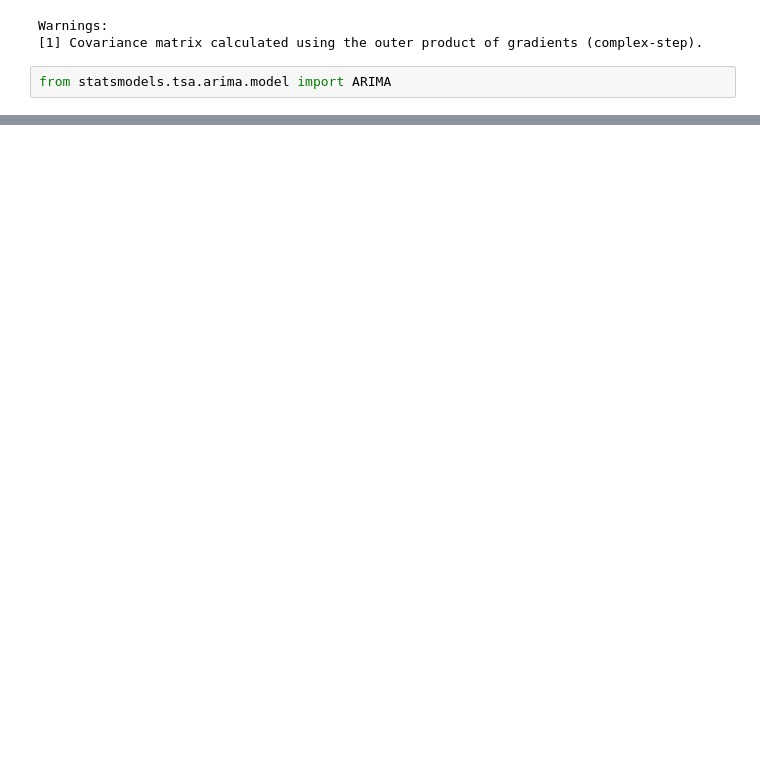
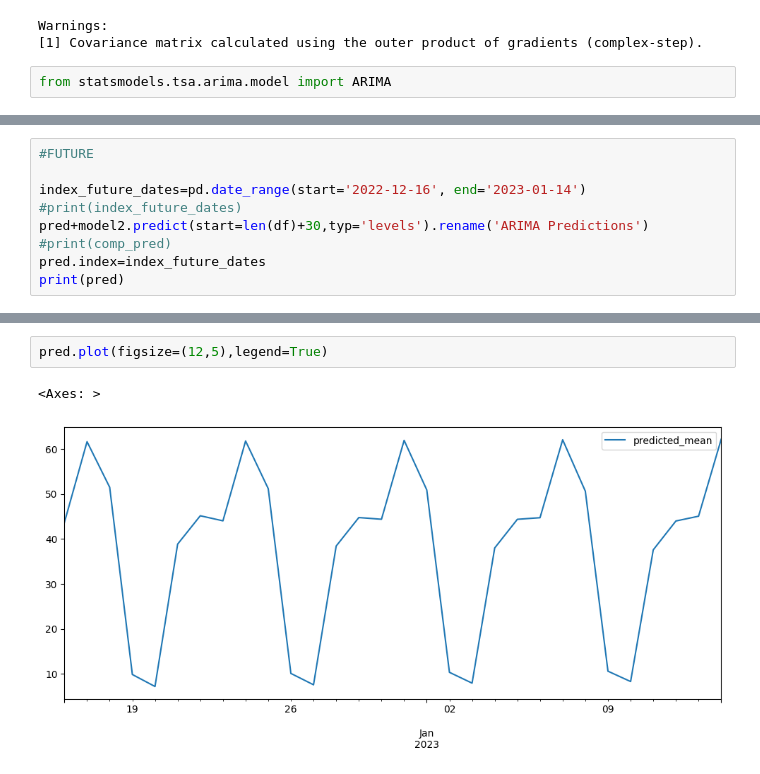
Before and after one commit to alainaparr/oracleserver, a Jupyter notebook: models/arimaeverday2 (1).ipynb, the cells around one changed output, grey strips where cells are left out. Saved outputs shown, nothing was run; the diff lists cells and outputs as text; blank space fills up the shorter version.

```diff
--- a/models/arimaeverday2 (1).ipynb
+++ b/models/arimaeverday2 (1).ipynb
@@ -299,0 +380,9 @@ test['Servers'].plot(legend=True)
+# %%
+#FUTURE
+
+index_future_dates=pd.date_range(start='2022-12-16', end='2023-01-14')
+#print(index_future_dates)
+pred+model2.predict(start=len(df)+30,typ='levels').rename('ARIMA Predictions')
+#print(comp_pred)
+pred.index=index_future_dates
+print(pred)
@@ -299,0 +407,5 @@ test['Servers'].plot(legend=True)
+# %%
+pred.plot(figsize=(12,5),legend=True)
+# %% [output]
+<Axes: >
+[figure, added]
```
Also changed, not shown: parts of 14 cells of this notebook.
